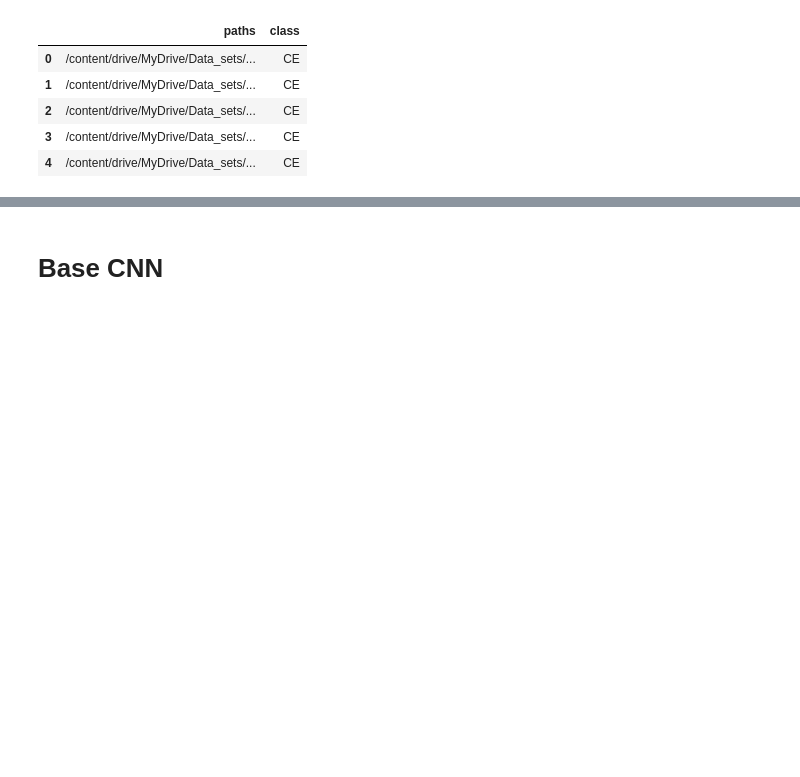
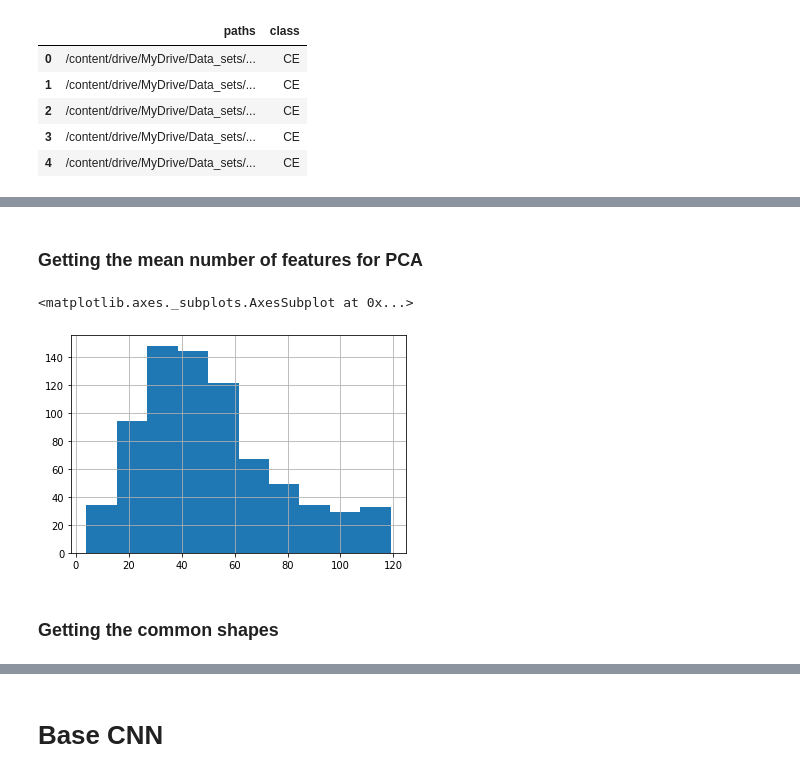
Before and after one commit to EnriqueProjectsIA/Mayo-Clinic---STRIP-AI, a Jupyter notebook: Mayo_clinic_exploration+CNN.ipynb, the cells around one changed output, grey strips where cells are left out. Drawn from its saved outputs; the diff is of its cells as text; code cells hidden in the pictures; blank space fills up the shorter version.

```diff
--- a/Mayo_clinic_exploration+CNN.ipynb
+++ b/Mayo_clinic_exploration+CNN.ipynb
@@ -323,9 +323,3 @@ df.head()
 | 2 | /content/drive/MyDrive/Data_sets/... | CE |
 | 3 | /content/drive/MyDrive/Data_sets/... | CE |
 | 4 | /content/drive/MyDrive/Data_sets/... | CE |
-# %%
- img = cv2.imread(df['paths'].iloc[0])
- ArrayResize=cv2.resize(img,(IMG_SIZE,IMG_SIZE))
- b,g,r = cv2.split(ArrayResize)
- a = b.reshape(len(a)*2,-1)
- np.concatenate((a,a))
@@ -340,7 +325,0 @@ array([[255, 255, 255, ..., 255, 255, 255],
-# %%
-IMG_SIZE =512
-trainingData=[]
-for n, row in tqdm(df.iterrows()):
-  imgArray=cv2.imread(row['paths'])
-  ArrayResize=cv2.resize(imgArray,(IMG_SIZE,IMG_SIZE))
-  trainingData.append([imgArray,0 if row['class']=='CE' else 1])
@@ -365,0 +326,2 @@ for n, row in tqdm(df.iterrows()):
+# %% [markdown]
+### Getting the mean number of features for PCA
@@ -365,0 +331,27 @@ for n, row in tqdm(df.iterrows()):
+# %%
+def pcaNumFearures(path:str,expVariance:int)->int:
+  '''
+  path: path to the image
+  expVariance: Percent of explain variance from 1 to 100
+  '''
+  assert expVariance >= 1 and expVariance<=100, "expVariance has to be between 1 and 100"
+  img = cv2.imread(path)
+  channels = cv2.split(img)
+  numComp = 120
+  features = np.zeros((3,), dtype=int)
+  for n,ch in enumerate(channels):
+    pcaModel = PCA(n_components=numComp)
+    pcaModel.fit(ch)
+    explainVariance = pcaModel.explained_variance_ratio_ * 100
+    cummulativeExplainVariance = np.cumsum(explainVariance)
+    numFeatures = np.argmin(np.abs(cummulativeExplainVariance-expVariance))
+    features[n] = numFeatures
+  return int(np.mean(features))
+# %%
+tqdm.pandas()
+df['featuresPca'] = df.progress_apply(lambda x: pcaNumFearures(x['paths'],95), axis = 1)
+# %%
+df['featuresPca'].hist()
+# %% [output]
+<matplotlib.axes._subplots.AxesSubplot at 0x...>
+[figure, added]
@@ -365,0 +366,2 @@ for n, row in tqdm(df.iterrows()):
+# %% [markdown]
+### Getting the common shapes
```
Also changed, not shown: parts of 33 cells of this notebook.
